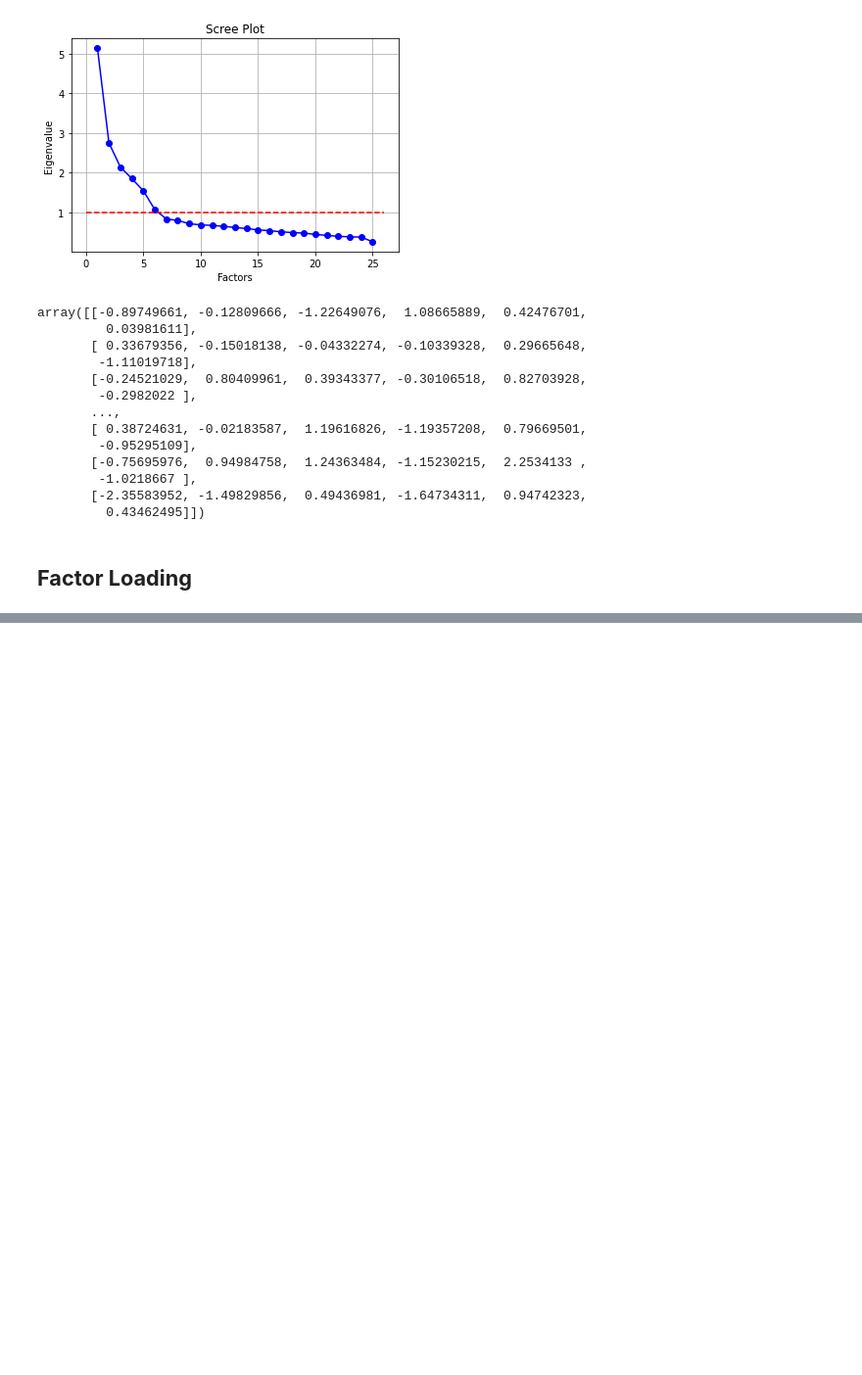
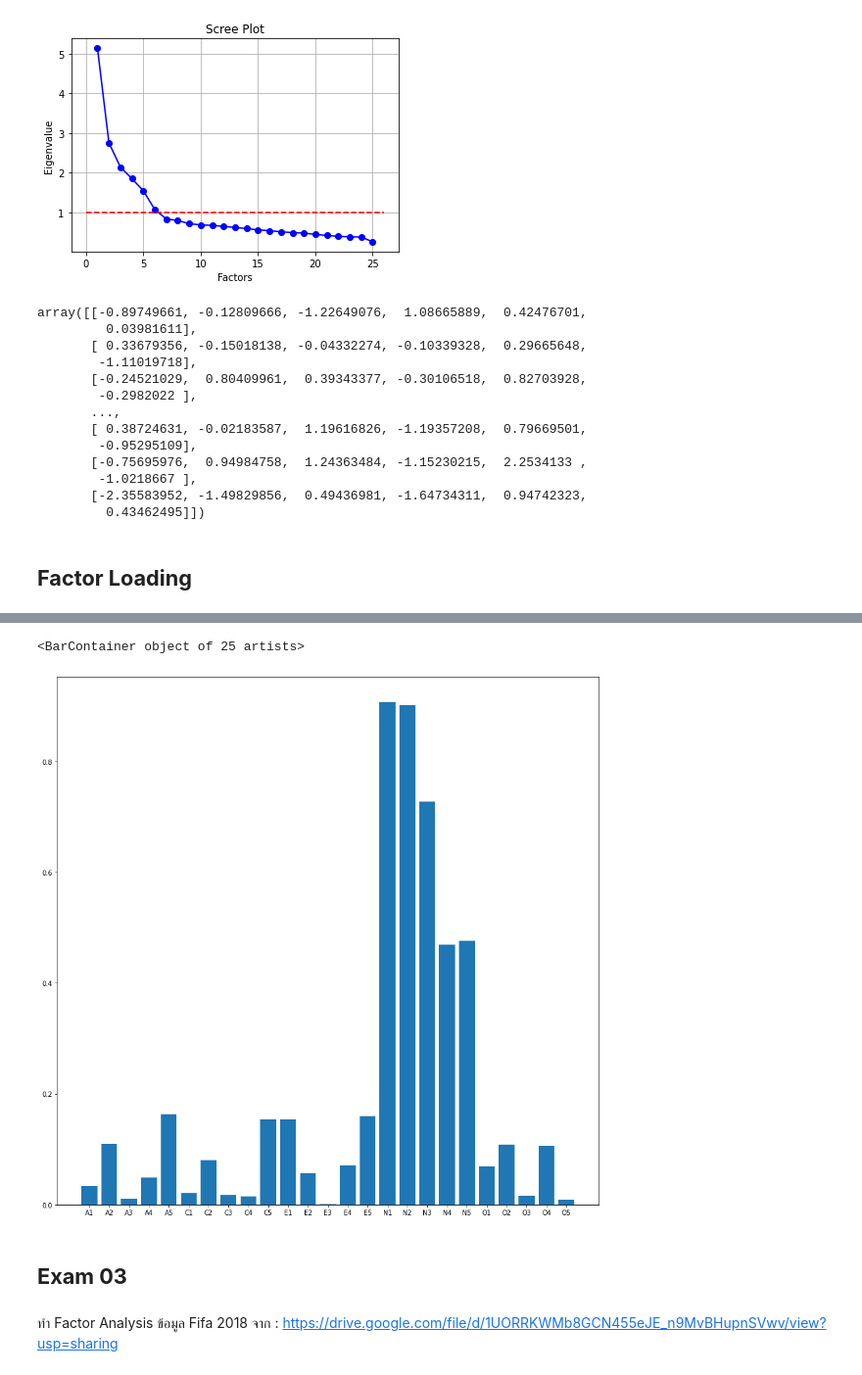
Before and after one commit to Wikanda-Hongboonmee/multivariate, a Jupyter notebook: Chapter_5_Factor_Analysis.ipynb, the cells around one changed output, grey strips where cells are left out. Shown: that part at 98% size. Drawn from its saved outputs; the diff is of its cells as text; code cells hidden in the pictures; blank space fills up the shorter version.

Commit message:
Exam 03

```diff
--- a/Chapter_5_Factor_Analysis.ipynb
+++ b/Chapter_5_Factor_Analysis.ipynb
@@ -165,0 +206,11 @@ array([[-0.89749661, -0.12809666, -1.22649076,  1.08665889,  0.42476701,
+# %%
+matplotlib.rcParams['figure.figsize']=[15,15] # เลือกมา 1 factor เพื่อนำค่าในกราฟข้างบนมา plot เป็น Bar เพื่อให้ดูค่าง่ายขึ้น
+plt.bar(range(25),np.absolute(fa2.loadings_[:,0]),tick_label=BFI_data_dropped2.columns)
+#range (25) หมายถึง ค่าของข้อมูลทั้งหมด 25 ตัว
+# %% [output]
+<BarContainer object of 25 artists>
+[figure, added]
+# %% [markdown]
+## **Exam 03**
+# %% [markdown]
+ทำ Factor Analysis ข้อมูล Fifa 2018  จาก : https://drive.google.com/file/d/1UORRKWMb8GCN455eJE_n9MvBHupnSVwv/view?usp=sharing
```
Also changed, not shown: parts of 47 cells of this notebook.
